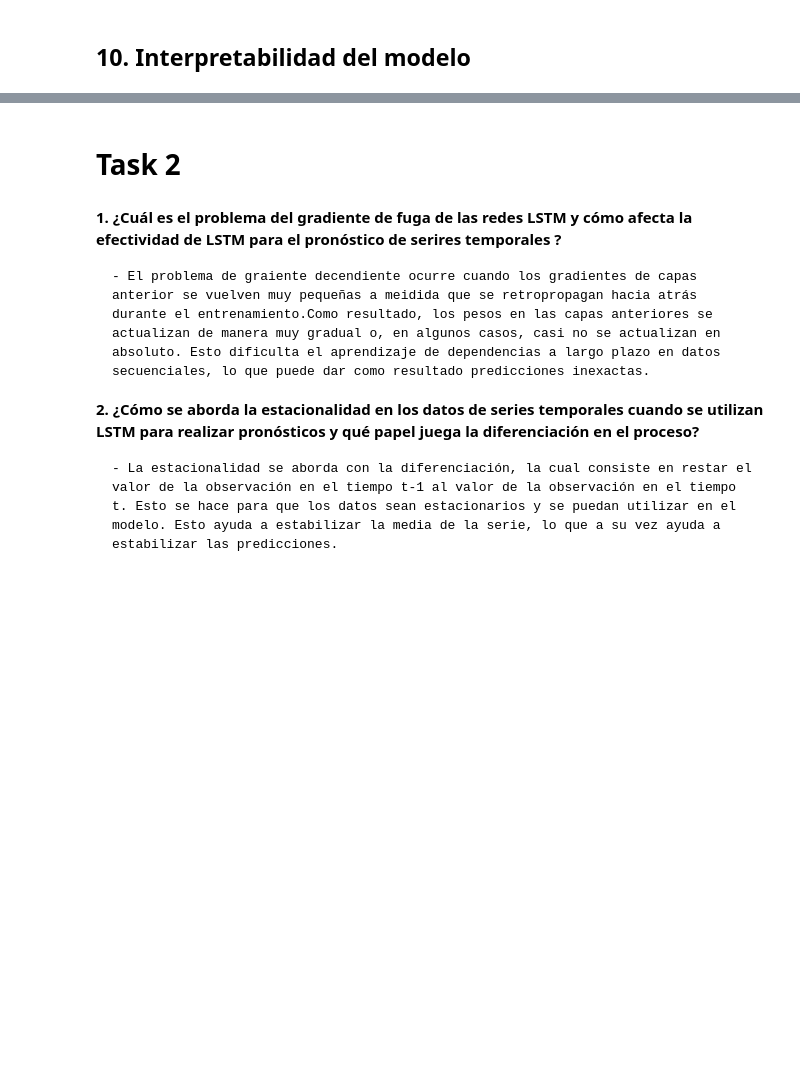
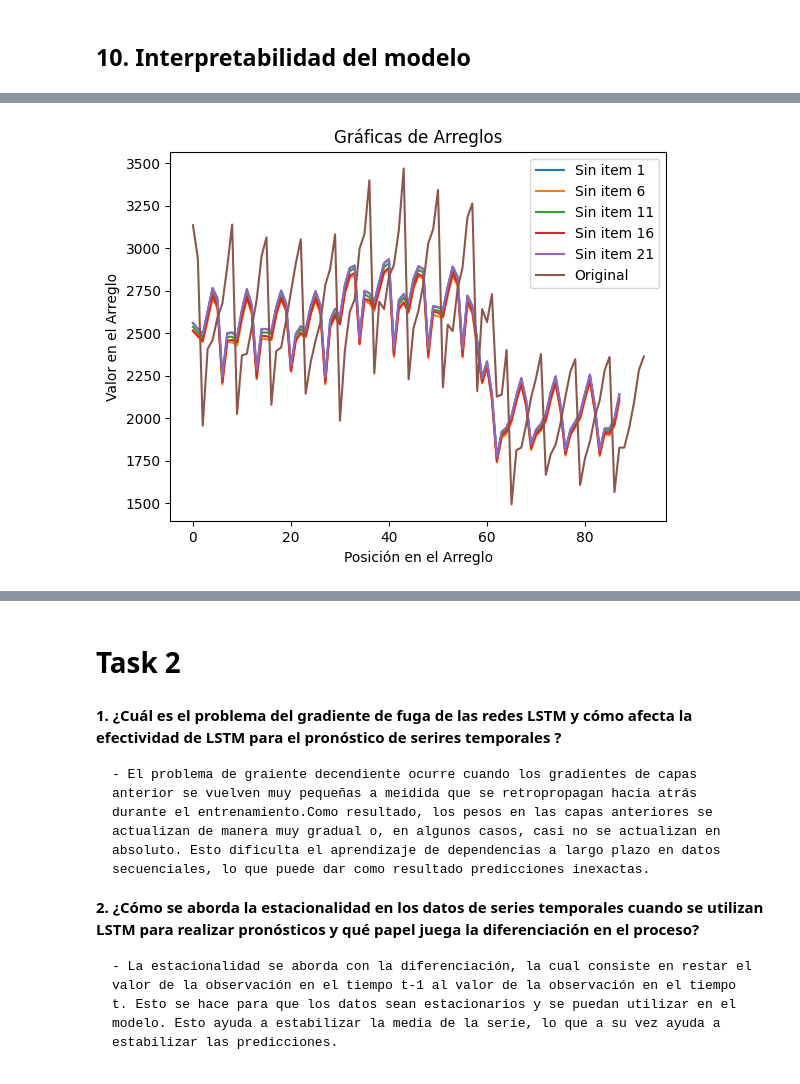
Before and after one commit to JuanDiegoAvila/Lab9_DL, a Jupyter notebook: lab9.ipynb, the cells around one changed output, grey strips where cells are left out. Drawn from its saved outputs; the diff is of its cells as text; code cells hidden in the pictures; blank space fills up the shorter version.

```diff
--- a/lab9.ipynb
+++ b/lab9.ipynb
@@ -438,0 +466,47 @@ AssertionError: The SHAP explanations do not sum up to the model's output! This
+# %%
+tienda = 1
+predicciones = []
+
+
+ultimo_mes = data['date'].max()
+primer_mes = ultimo_mes - pd.DateOffset(months=3)
+
+train = data[data['date'] < primer_mes]
+test = data[data['date'] >= primer_mes]
+
+for i in range(1,50,10):
+
+    eliminar_item = test[test['store'] == 1]
+    eliminar_item = eliminar_item[eliminar_item['item'] != i]
+    store_daily_sales = eliminar_item.groupby(['store', 'date'], as_index=False)['sales'].sum()
+    test_data = store_daily_sales[store_daily_sales['store'] == tienda]
+
+    predicciones_tienda = predict(modelo, test_data, 5)
+    original_predictions = inverse_transform(predicciones_tienda.numpy(), scaler)
+    # Use only the last point from each sequence for plotting
+    unique_predictions = original_predictions[:, -1]
+    predicciones.append(unique_predictions)
+# %%
+# Crea un rango de valores para el eje x (asumiendo que el número de datos en cada arreglo es el mismo)
+
+# Crea una gráfica para cada arreglo en el arreglo de arreglos
+
+arreglo_de_arreglos = np.array(predicciones)
+
+for i, arreglo in enumerate(arreglo_de_arreglos):
+    eje_x = np.arange(len(arreglo_de_arreglos[i]))
+    plt.plot(arreglo, label=f"Sin item {i*5+1}")
+
+# Personaliza la gráfica (opcional)
+plt.title("Gráficas de Arreglos")
+plt.xlabel("Posición en el Arreglo")
+plt.ylabel("Valor en el Arreglo")
+plt.plot(test_data['sales'].values, label='Original')
+
+# Agrega una leyenda
+plt.legend()
+
+# Muestra la gráfica
+plt.show()
+# %% [output]
+[figure, added]
```
Also changed, not shown: parts of 15 cells of this notebook.
